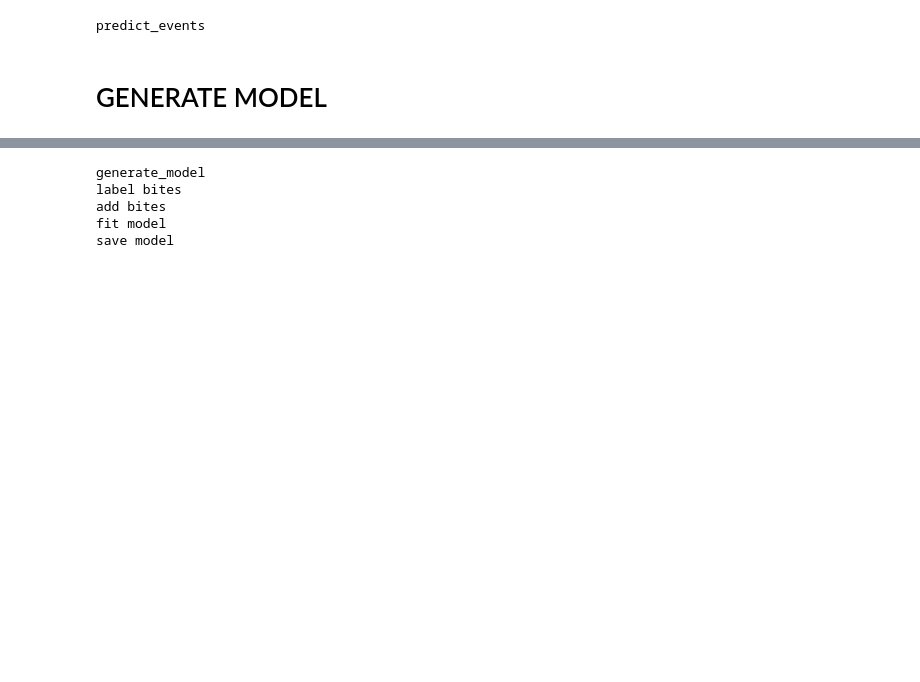
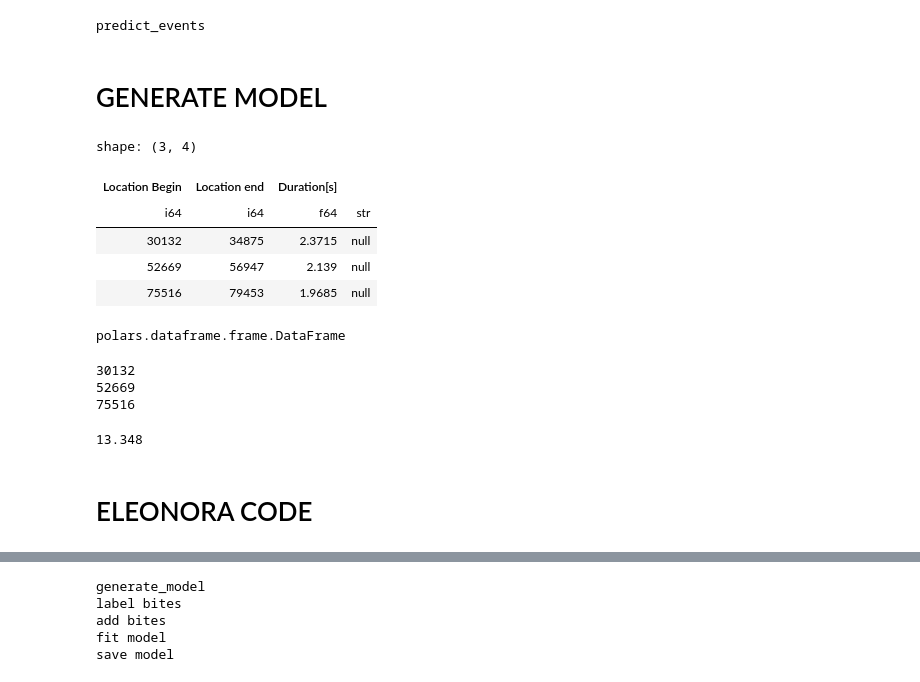
Before and after one commit to schwarzjakob/bruxit_v2, a Jupyter notebook: backend/src/Model_and_prediction_of_events_commented.ipynb, the cells around one changed output, grey strips where cells are left out. Saved outputs shown, nothing was run; the diff lists cells and outputs as text; code cells hidden in the pictures; blank space fills up the shorter version.

```diff
--- a/backend/src/Model_and_prediction_of_events_commented.ipynb
+++ b/backend/src/Model_and_prediction_of_events_commented.ipynb
@@ -61,3 +87,23 @@ selected = [{"start_id": 600000, "end_id": 1200000},
 predict_events
 # %% [markdown]
 # GENERATE MODEL
+# %%
+loc
+# %% [output]
+shape: (3, 4)
+| Location Begin | Location end | Duration[s] |  |
+| i64 | i64 | f64 | str |
+| 30132 | 34875 | 2.3715 | null |
+| 52669 | 56947 | 2.139 | null |
+| 75516 | 79453 | 1.9685 | null |
+# %%
+type(data[30132:34875])
+# %% [output]
+polars.dataframe.frame.DataFrame
+# %%
+for row in loc.iter_rows():
+    print(row[0])
+# %% [output]
+30132
+52669
+75516
@@ -63,0 +126,6 @@ predict_events
+# %%
+mvc
+# %% [output]
+13.348
+# %% [markdown]
+# ELEONORA CODE
```
Also changed, not shown: parts of 17 cells of this notebook, 20 other files.
